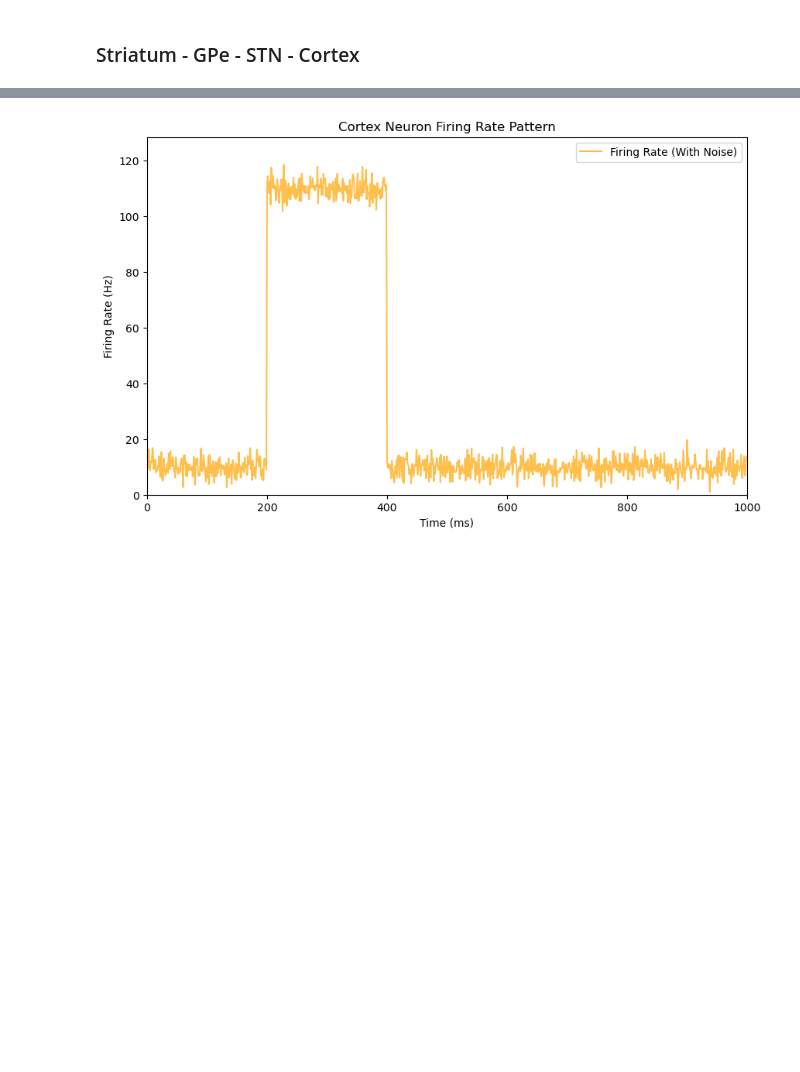
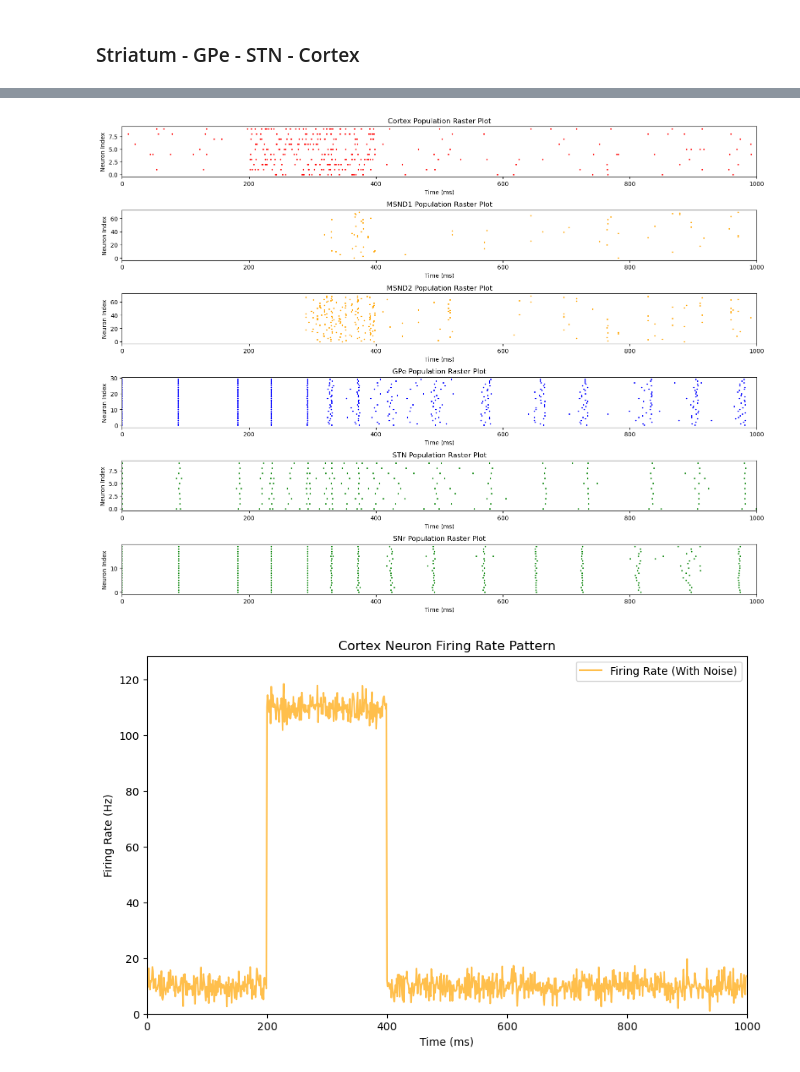
Before and after one commit to techzzt/Basal-ganglia-neuron-models, a Jupyter notebook: ksbns.ipynb, the cells around one changed output, grey strips where cells are left out. Cells and saved outputs as stored; diff of their text form; code cells hidden in the pictures; blank space fills up the shorter version.

```diff
--- a/ksbns.ipynb
+++ b/ksbns.ipynb
@@ -215,0 +210,93 @@ WARNING    'vr' is an internal variable of group 'neurongroup', but also exists
+# %%
+### Dopamine removal effect (D1)
+from simulation_runner_syn import run_simulation_with_inh_ext_input, plot_results_pre_post, plot_raster, plot_results_I
+from brian2 import *
+
+gpe_params_file = './params_ref/GPe_T1_1.json'
+stn_params_file = './params_ref/STN_1.json'
+msnd1_params_file = './params_ref/MSN_D1_1_dop.json'
+msnd2_params_file = './params_ref/MSN_D2_1.json'
+snr_params_file = './params_ref/SNr_1.json'
+
+synapse_params = {
+    # STN - GPe (ext)
+    'g0_a': 0.35*nS,
+    'ampa_tau_syn': 12*ms,
+    'ampa_E_rev': 0*mV,
+
+    # D2 - GPe
+    'g0_g': 2*nS,
+    'gaba_tau_syn': 6 * ms,
+    'gaba_E_rev': -65 * mV,
+
+    # Cortex - D1
+    'cs1_g0_a': 0.5 * nS,
+    'cs1_g0_n': 0.11 * nS,
+    'cs1_ampa_tau_syn': 12 * ms,
+    'cs1_nmda_tau_syn': 160 * ms,
+    'cs1_ampa_E_rev': 0 * mV,
+    'cs1_nmda_E_rev': 0 * mV,
+
+    # Cortex - D2
+    'cs_g0_a': 0.5 * nS,
+    'cs_g0_n': 0.019 * nS,
+    'cs_ampa_tau_syn': 12 * ms,
+    'cs_nmda_tau_syn': 160 * ms,
+    'cs_ampa_E_rev': 0 * mV,
+    'cs_nmda_E_rev': 0 * mV,
+
+    # Cortex - STN (excitatory connection)
+    'csn_g0_a': 0.25 * nS,
+    'csn_g0_n': 0.00625 * nS,
+    'csn_ampa_tau_syn': 4 * ms,
+    'csn_nmda_tau_syn': 160 * ms,
+    'csn_ampa_E_rev': 0 * mV,
+    'csn_nmda_E_rev': 0 * mV,
+
+    # GPe - STN
+    'gsn_g0_g': 0.08*nS,
+    'gsn_gaba_tau_syn': 8 * ms,
+    'gsn_gaba_E_rev': -84 * mV,
+
+    # GPe - SNr
+    'gsnr_g0_g': 76*nS,
+    'gsnr_gaba_tau_syn': 2.1 * ms,
+    'gsnr_gaba_E_rev': -72 * mV,
+
+    # D1 - SNr
+    'd1snr_g0_g': 2*nS,
+    'd1snr_gaba_tau_syn': 5.2 * ms,
+    'd1snr_gaba_E_rev': -80 * mV,
+
+    # STN - SNr
+    'snsnr_g0_a':0.91 * nS,
+    'snsnr_ampa_tau_syn': 12 * ms,
+    'snsnr_ampa_E_rev':0 * mV
+}
+
+N_GPe = 30 # 988
+N_STN = 10 # 388
+N_MSN = 70 # 37971
+N_SNr = 20 # 754
+
+results = run_simulation_with_inh_ext_input(
+    N_GPe,
+    N_STN,
+    N_MSN,
+    N_SNr,
+    gpe_params_file,
+    stn_params_file,
+    msnd1_params_file,
+    msnd2_params_file,
+    snr_params_file,
+    synapse_params,
+    'GPe',
+    'STN',
+    'MSND1',
+    'MSND2',
+    'SNr',
+    "GPe_STN_inh_ext"
+)
+
+plot_raster(results)
+# %% [output]
@@ -216,3 +305,4 @@ WARNING    'vr' is an internal variable of group 'neurongroup', but also exists
+[figure, added]
 # %%
 import numpy as np
 import matplotlib.pyplot as plt
```
Also changed, not shown: parts of 2 cells of this notebook.
